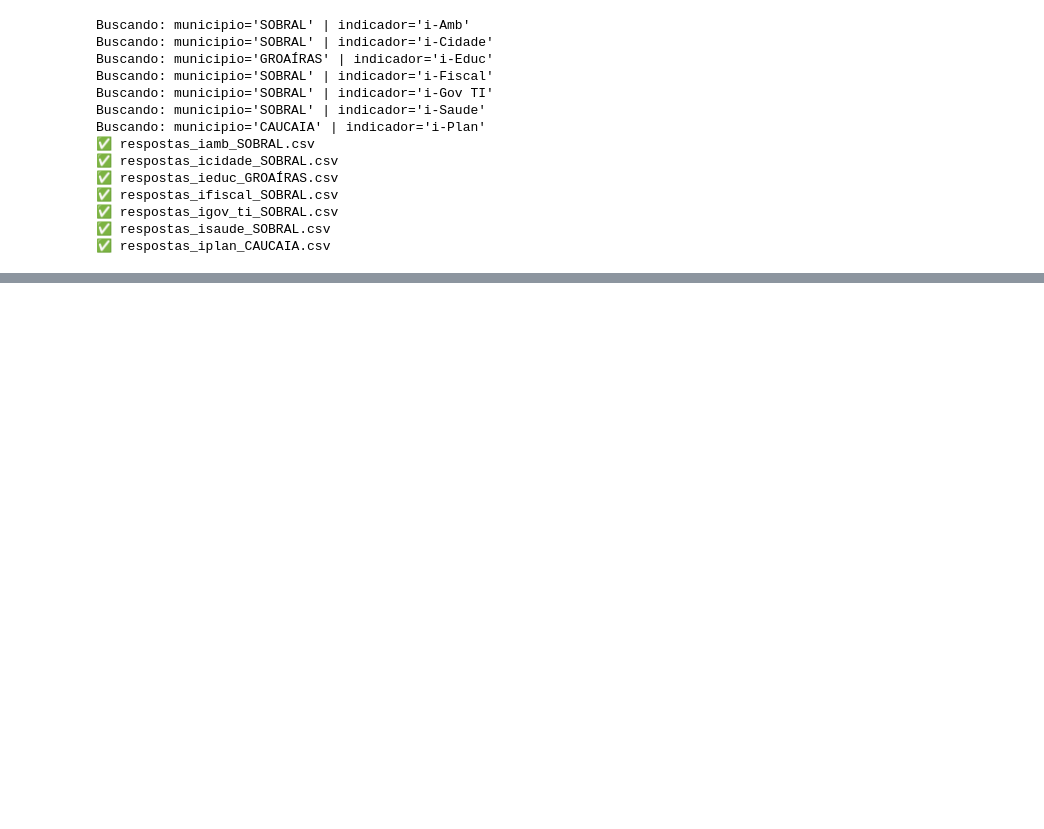
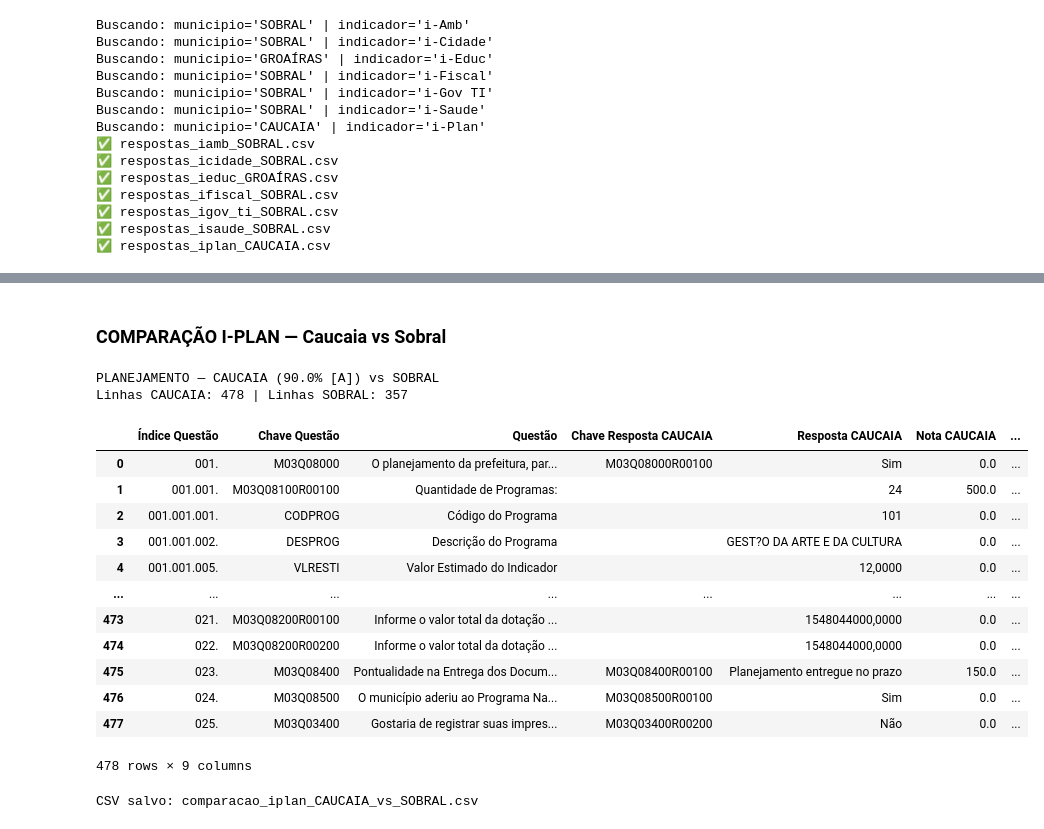
Before and after one commit to rhaymarthins/analise-iegm, a Jupyter notebook: iegm_analise.ipynb, the cells around one changed output, grey strips where cells are left out. Saved outputs shown, nothing was run; the diff lists cells and outputs as text; code cells hidden in the pictures; blank space fills up the shorter version.

```diff
--- a/iegm_analise.ipynb
+++ b/iegm_analise.ipynb
@@ -641,0 +709,57 @@ Buscando: municipio='CAUCAIA' | indicador='i-Plan'
+# %% [markdown]
+### COMPARAÇÃO I-PLAN — Caucaia vs Sobral
+# %%
+# Indicador analisado
+indicador = 'i-Plan'
+
+row_plan = df_melhores.iloc[list(mapa_indicador.keys()).index('pct_iplan')]
+municipio_camp = row_plan['Município'].upper()
+
+cols = ['indice_questao', 'chave_questao', 'questao', 'chave_resposta', 'resposta', 'nota']
+
+df_camp = df_respostas[
+    (df_respostas['municipio'] == municipio_camp) &
+    (df_respostas['indicador'] == indicador)
+][cols].reset_index(drop=True)
+
+df_sobral = df_respostas[
+    (df_respostas['municipio'] == 'SOBRAL') &
+    (df_respostas['indicador'] == indicador)
+][cols].reset_index(drop=True)
+
+# Monta lado a lado por posição — sem merge
+df_comp_plan = pd.DataFrame({
+    'Índice Questão':                  df_camp['indice_questao'],
+    'Chave Questão':                   df_camp['chave_questao'],
+    'Questão':                         df_camp['questao'],
+    f'Chave Resposta {municipio_camp}': df_camp['chave_resposta'],
+    f'Resposta {municipio_camp}':       df_camp['resposta'],
+    f'Nota {municipio_camp}':           df_camp['nota'],
+    f'Chave Resposta SOBRAL':           df_sobral['chave_resposta'],
+    f'Resposta SOBRAL':                 df_sobral['resposta'],
+    f'Nota SOBRAL':                     df_sobral['nota'],
+})
+
+print(f"PLANEJAMENTO — {municipio_camp} ({row_plan['Nota (%)']}% [{row_plan['Faixa']}]) vs SOBRAL")
+print(f"Linhas {municipio_camp}: {len(df_camp)} | Linhas SOBRAL: {len(df_sobral)}")
+display(df_comp_plan)
+
+df_comp_plan.to_csv(f'comparacao_iplan_{municipio_camp}_vs_SOBRAL.csv', index=False, sep=';', encoding='utf-8-sig')
+print(f"CSV salvo: comparacao_iplan_{municipio_camp}_vs_SOBRAL.csv")
+# %% [output]
+PLANEJAMENTO — CAUCAIA (90.0% [A]) vs SOBRAL
+Linhas CAUCAIA: 478 | Linhas SOBRAL: 357
+|  | Índice Questão | Chave Questão | Questão | Chave Resposta CAUCAIA | Resposta CAUCAIA | Nota CAUCAIA | ... |
+| 0 | 001. | M03Q08000 | O planejamento da prefeitura, par... | M03Q08000R00100 | Sim | 0.0 | ... |
+| 1 | 001.001. | M03Q08100R00100 | Quantidade de Programas: |  | 24 | 500.0 | ... |
+| 2 | 001.001.001. | CODPROG | Código do Programa |  | 101 | 0.0 | ... |
+| 3 | 001.001.002. | DESPROG | Descrição do Programa |  | GEST?O DA ARTE E DA CULTURA | 0.0 | ... |
+| 4 | 001.001.005. | VLRESTI | Valor Estimado do Indicador |  | 12,0000 | 0.0 | ... |
+| ... | ... | ... | ... | ... | ... | ... | ... |
+| 473 | 021. | M03Q08200R00100 | Informe o valor total da dotação ... |  | 1548044000,0000 | 0.0 | ... |
+| 474 | 022. | M03Q08200R00200 | Informe o valor total da dotação ... |  | 1548044000,0000 | 0.0 | ... |
+| 475 | 023. | M03Q08400 | Pontualidade na Entrega dos Docum... | M03Q08400R00100 | Planejamento entregue no prazo | 150.0 | ... |
+| 476 | 024. | M03Q08500 | O município aderiu ao Programa Na... | M03Q08500R00100 | Sim | 0.0 | ... |
+| 477 | 025. | M03Q03400 | Gostaria de registrar suas impres... | M03Q03400R00200 | Não | 0.0 | ... |
+478 rows × 9 columns
+CSV salvo: comparacao_iplan_CAUCAIA_vs_SOBRAL.csv
```
Also changed, not shown: parts of 3 cells of this notebook.
